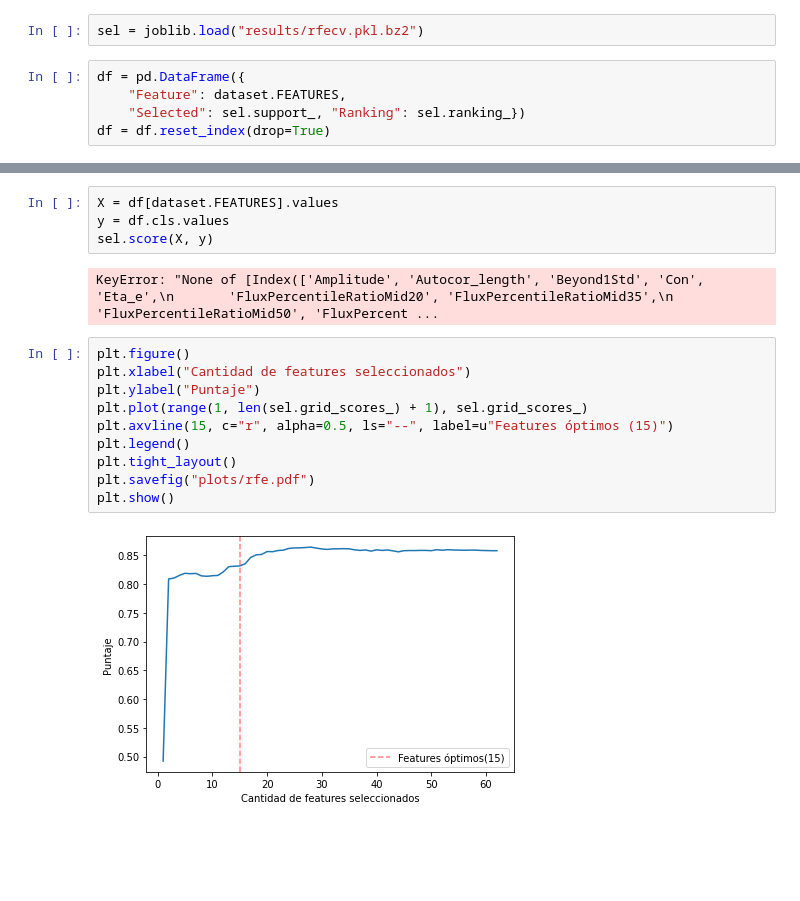
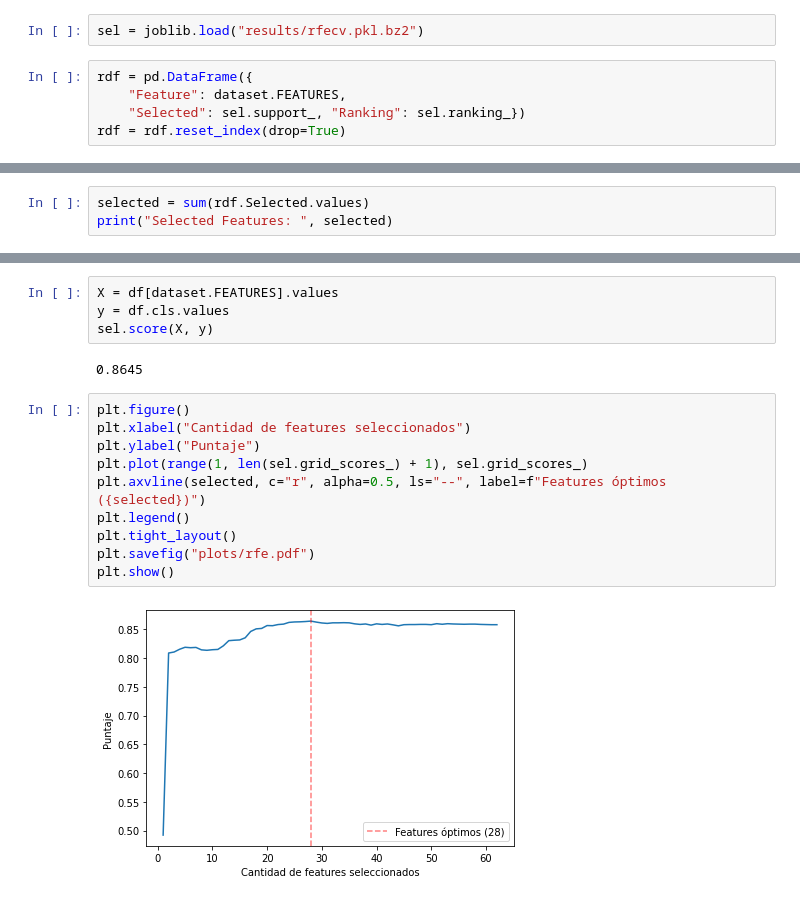
Before and after one commit to leliel12/denoise, a Jupyter notebook: 05_FS_analysis.ipynb, the cells around one changed output, grey strips where cells are left out. Drawn from its saved outputs; the diff is of its cells as text; blank space fills up the shorter version.

```diff
--- a/05_FS_analysis.ipynb
+++ b/05_FS_analysis.ipynb
@@ -40,7 +41,7 @@ Reading '/mnt/is0/jbcabral/denoise/dataset/full_scaled.pkl.bz2'
 # %%
 sel = joblib.load("results/rfecv.pkl.bz2")
 # %%
-df = pd.DataFrame({
+rdf = pd.DataFrame({
     "Feature": dataset.FEATURES,
     "Selected": sel.support_, "Ranking": sel.ranking_})
-df = df.reset_index(drop=True)
+rdf = rdf.reset_index(drop=True)
@@ -50,0 +48,3 @@ Selected Features:  28
+# %%
+selected = sum(rdf.Selected.values)
+print("Selected Features: ", selected)
@@ -81,17 +83,17 @@ X = df[dataset.FEATURES].values
 y = df.cls.values
 sel.score(X, y)
 # %% [output]
-KeyError: "None of [Index(['Amplitude', 'Autocor_length', 'Beyond1Std', 'Con', 'Eta_e',\n       'FluxPercentileRatioMid20', 'FluxPercentileRatioMid35',\n       'FluxPercentileRatioMid50', 'FluxPercent ...
+0.8645
 # %%
 plt.figure()
 plt.xlabel("Cantidad de features seleccionados")
 plt.ylabel("Puntaje")
 plt.plot(range(1, len(sel.grid_scores_) + 1), sel.grid_scores_)
-plt.axvline(15, c="r", alpha=0.5, ls="--", label=u"Features óptimos (15)")
+plt.axvline(selected, c="r", alpha=0.5, ls="--", label=f"Features óptimos ({selected})")
 plt.legend()
 plt.tight_layout()
 plt.savefig("plots/rfe.pdf")
 plt.show()
 # %% [output]
-[figure, old version]
+[figure, new version]
 # %%
```
Also changed, not shown: parts of 17 cells of this notebook, 3 other files.
